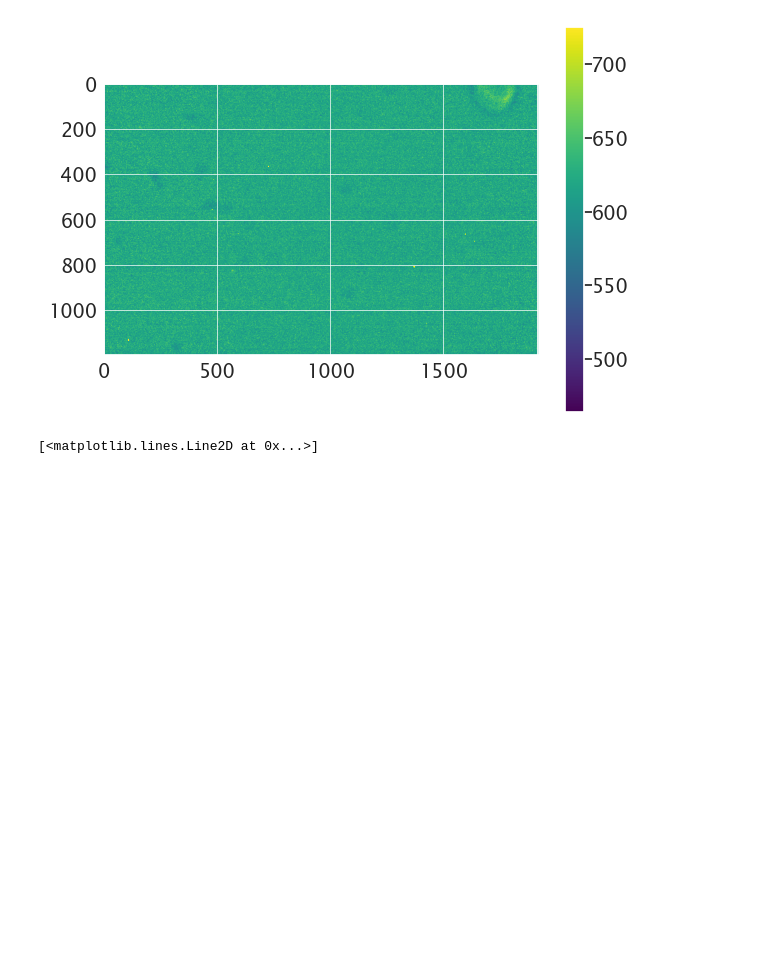
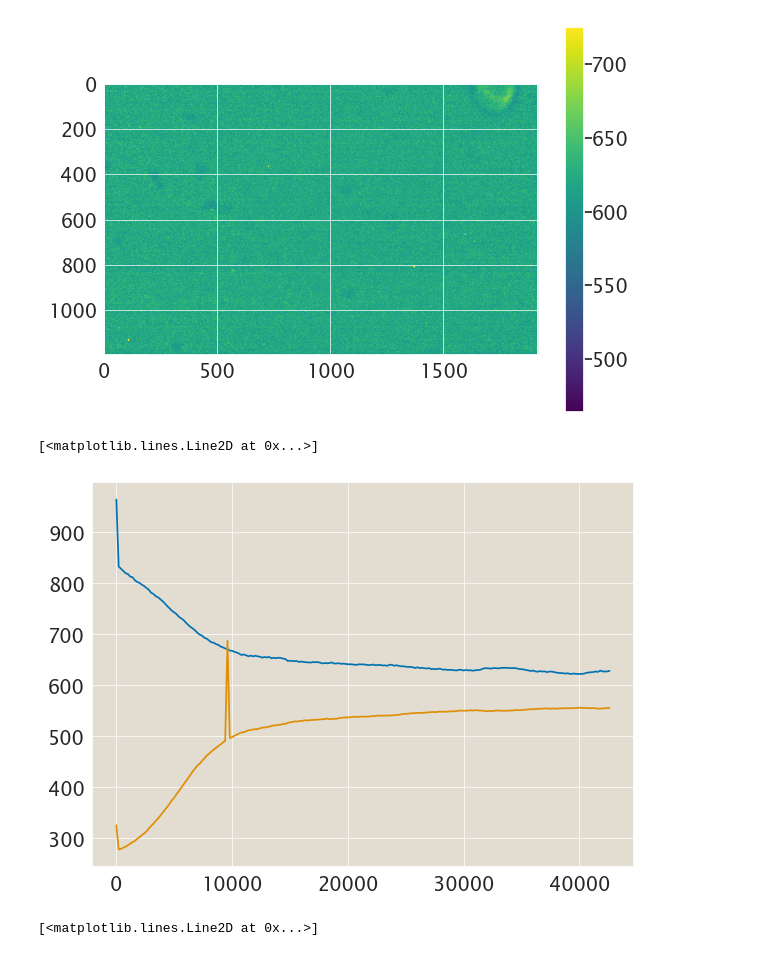
Before and after one commit to RPGroup-PBoC/am_atp, a Jupyter notebook: analysis/atp-hydro/20231124_Hydro_Protocol.ipynb, the cells around one changed output. Cells and saved outputs as stored; diff of their text form; code cells hidden in the pictures; blank space fills up the shorter version.

```diff
--- a/analysis/atp-hydro/20231124_Hydro_Protocol.ipynb
+++ b/analysis/atp-hydro/20231124_Hydro_Protocol.ipynb
@@ -115,6 +95,12 @@ unbound_hydro = np.average(unbound_norm, axis=(1,2))
 ratio_hydro = bound_hydro/unbound_hydro
 # %%
 time = np.arange(0, len(ratio_hydro), 1)*frame_int*skip_int #s
+# %%
+plt.plot(time, bound_hydro)
+plt.plot(time, unbound_hydro)
+# %% [output]
+[<matplotlib.lines.Line2D at 0x...>]
+[figure, added]
 # %%
 plt.plot(time, ratio_hydro)
 # %% [output]
```
Also changed, not shown: parts of 11 cells of this notebook, 12 other files.
